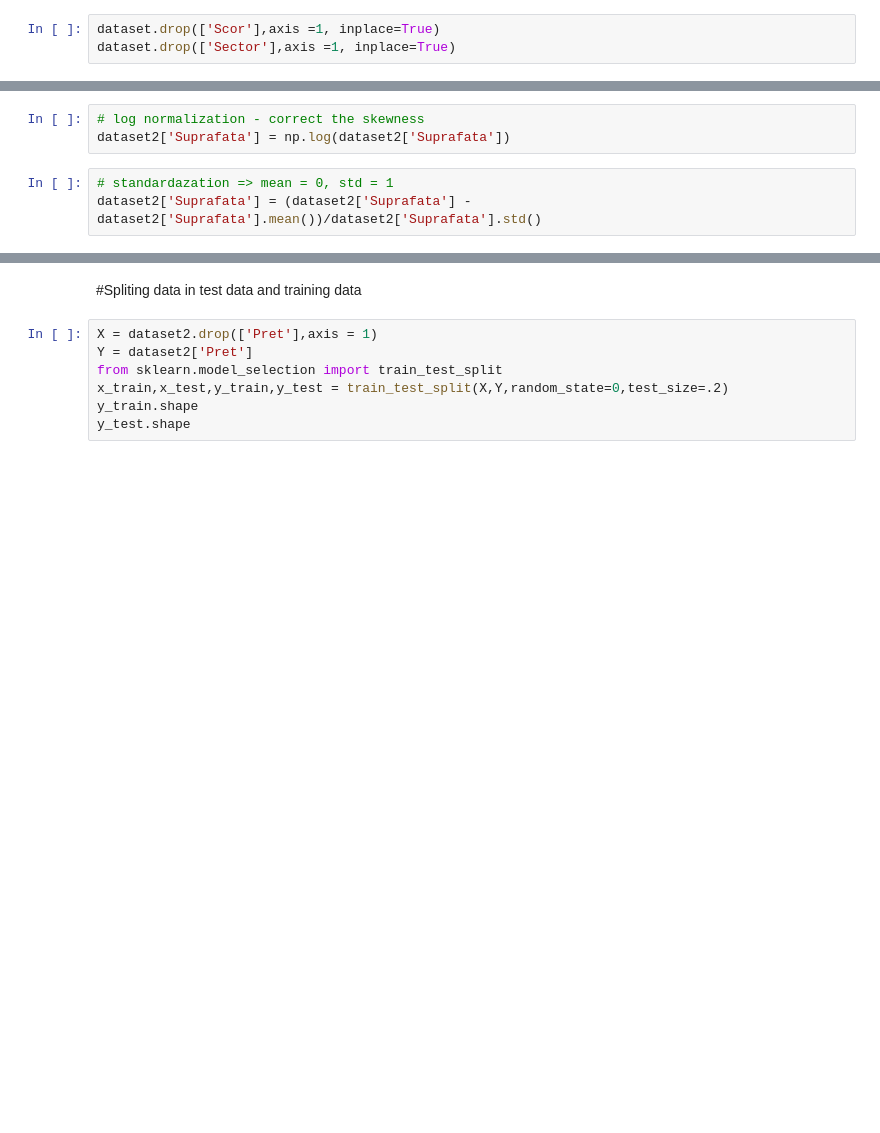
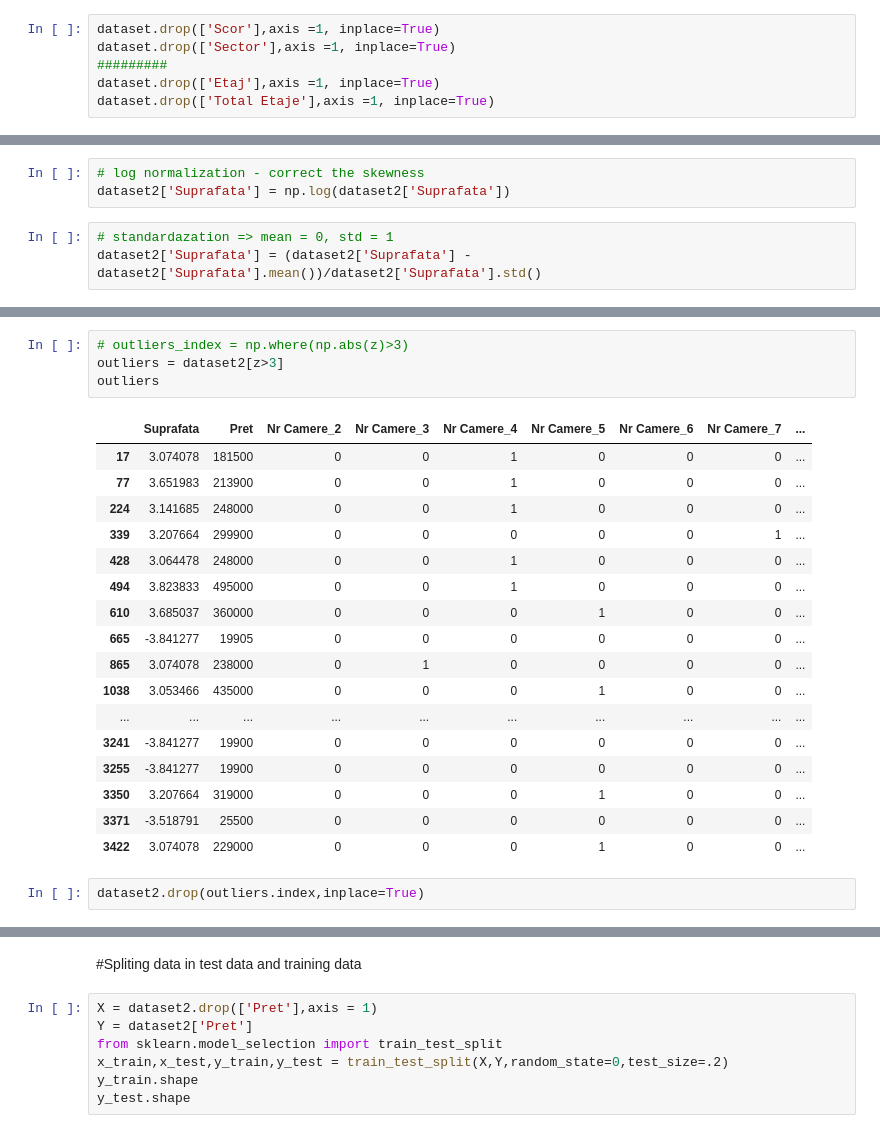
Before and after one commit to MirceaPetcu/BucharestHousePrediction, a Jupyter notebook: HousePricePrediction.ipynb, the cells around one changed output, grey strips where cells are left out. Saved outputs shown, nothing was run; the diff lists cells and outputs as text; blank space fills up the shorter version.

```diff
--- a/HousePricePrediction.ipynb
+++ b/HousePricePrediction.ipynb
@@ -55,6 +55,9 @@ sns.heatmap(data=dataset.corr(),cmap='coolwarm',vmin=-1,vmax=1,annot=True)
 # %%
 dataset.drop(['Scor'],axis =1, inplace=True)
 dataset.drop(['Sector'],axis =1, inplace=True)
+#########
+dataset.drop(['Etaj'],axis =1, inplace=True)
+dataset.drop(['Total Etaje'],axis =1, inplace=True)
 # %%
 #dealing with missing values
 dataset.isnull().any()
@@ -116,3 +135,27 @@ dataset2['Suprafata'] = (dataset2['Suprafata'] - dataset2['Suprafata'].mean())/d
+# %%
+# outliers_index = np.where(np.abs(z)>3)
+outliers = dataset2[z>3]
+outliers
+# %% [output]
+|  | Suprafata | Pret | Nr Camere_2 | Nr Camere_3 | Nr Camere_4 | Nr Camere_5 | Nr Camere_6 | Nr Camere_7 | ... |
+| 17 | 3.074078 | 181500 | 0 | 0 | 1 | 0 | 0 | 0 | ... |
+| 77 | 3.651983 | 213900 | 0 | 0 | 1 | 0 | 0 | 0 | ... |
+| 224 | 3.141685 | 248000 | 0 | 0 | 1 | 0 | 0 | 0 | ... |
+| 339 | 3.207664 | 299900 | 0 | 0 | 0 | 0 | 0 | 1 | ... |
+| 428 | 3.064478 | 248000 | 0 | 0 | 1 | 0 | 0 | 0 | ... |
+| 494 | 3.823833 | 495000 | 0 | 0 | 1 | 0 | 0 | 0 | ... |
+| 610 | 3.685037 | 360000 | 0 | 0 | 0 | 1 | 0 | 0 | ... |
+| 665 | -3.841277 | 19905 | 0 | 0 | 0 | 0 | 0 | 0 | ... |
+| 865 | 3.074078 | 238000 | 0 | 1 | 0 | 0 | 0 | 0 | ... |
+| 1038 | 3.053466 | 435000 | 0 | 0 | 0 | 1 | 0 | 0 | ... |
+| ... | ... | ... | ... | ... | ... | ... | ... | ... | ... |
+| 3241 | -3.841277 | 19900 | 0 | 0 | 0 | 0 | 0 | 0 | ... |
+| 3255 | -3.841277 | 19900 | 0 | 0 | 0 | 0 | 0 | 0 | ... |
+| 3350 | 3.207664 | 319000 | 0 | 0 | 0 | 1 | 0 | 0 | ... |
+| 3371 | -3.518791 | 25500 | 0 | 0 | 0 | 0 | 0 | 0 | ... |
+| 3422 | 3.074078 | 229000 | 0 | 0 | 0 | 1 | 0 | 0 | ... |
+# %%
+dataset2.drop(outliers.index,inplace=True)
 # %%
 sns.histplot(x=dataset2['Suprafata'],kde=True)
 # %% [output]
```
Also changed, not shown: parts of 24 cells of this notebook.
